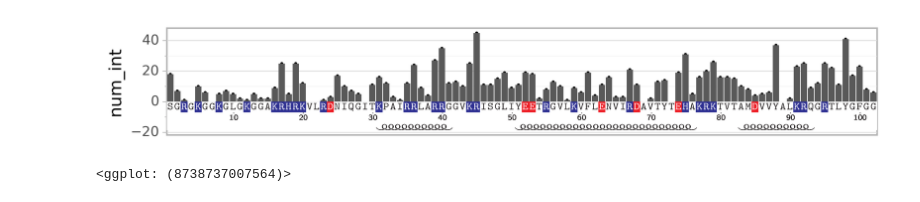
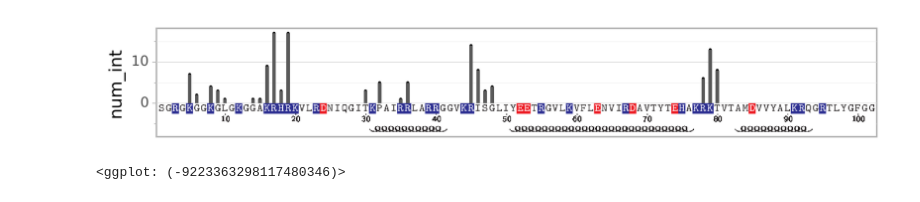
Before and after one commit to intbio/pymolint, a Jupyter notebook: example.ipynb, the cells around one changed output. Saved outputs shown, nothing was run; the diff lists cells and outputs as text; code cells hidden in the pictures.

```diff
--- a/example.ipynb
+++ b/example.ipynb
@@ -18,6 +15,6 @@ h=io.StringIO(requests.get('https://files.rcsb.org/download/1KX5.pdb').content.d
 # %%
 struct=mda.Universe(h,format='PDB')
 # %%
-d=struct_int.struct2cont(struct,'segid B and protein')
+d=struct_int.struct2cont(struct,'segid B and protein','nucleic')
 # %%
 df=d.get_df()
@@ -26,4 +59,6 @@ dp=d.get_num_int_profile()
 # %%
 %%time
-plot_prof4pdb(pdbchid='1KX5_B',column='num_int',data=dp,ymin=0)
+import warnings
+warnings.filterwarnings('ignore')
+plot_prof4pdb(pdb_chain_id='1KX5_B',column='num_int',data=dp,ymin=0,feature_types=['SecStr'])
 # %% [output]
@@ -32,2 +67,2 @@ Wall time: 15.7 s
-[figure, old version]
+[figure, new version]
-<ggplot: (8738737007564)>
+<ggplot: (-9223363298117480346)>
```
Also changed, not shown: parts of 5 cells of this notebook, 3 other files.
